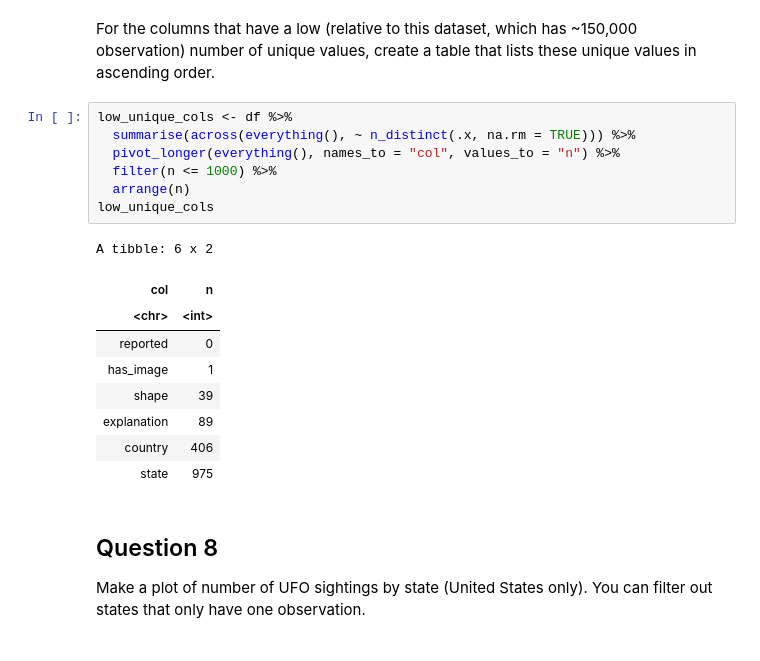
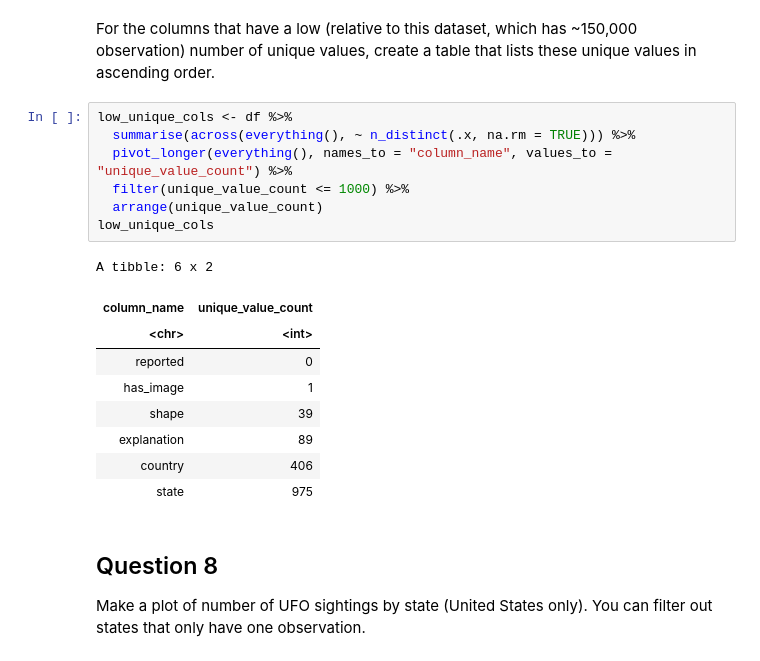
Before and after one commit to samhipudi/BIOS_HW4, a Jupyter notebook: BIOS512_HW4.ipynb, the cells around one changed output. Cells and saved outputs as stored; diff of their text form.

```diff
--- a/BIOS512_HW4.ipynb
+++ b/BIOS512_HW4.ipynb
@@ -545,13 +545,13 @@ For the columns that have a low (relative to this dataset, which has ~150,000 ob
 # %%
 low_unique_cols <- df %>%
   summarise(across(everything(), ~ n_distinct(.x, na.rm = TRUE))) %>%
-  pivot_longer(everything(), names_to = "col", values_to = "n") %>%
-  filter(n <= 1000) %>%
-  arrange(n)
+  pivot_longer(everything(), names_to = "column_name", values_to = "unique_value_count") %>%
+  filter(unique_value_count <= 1000) %>%
+  arrange(unique_value_count)
 low_unique_cols
 # %% [output]
 A tibble: 6 x 2
-| col | n |
+| column_name | unique_value_count |
 | <chr> | <int> |
 | reported | 0 |
 | has_image | 1 |
```
